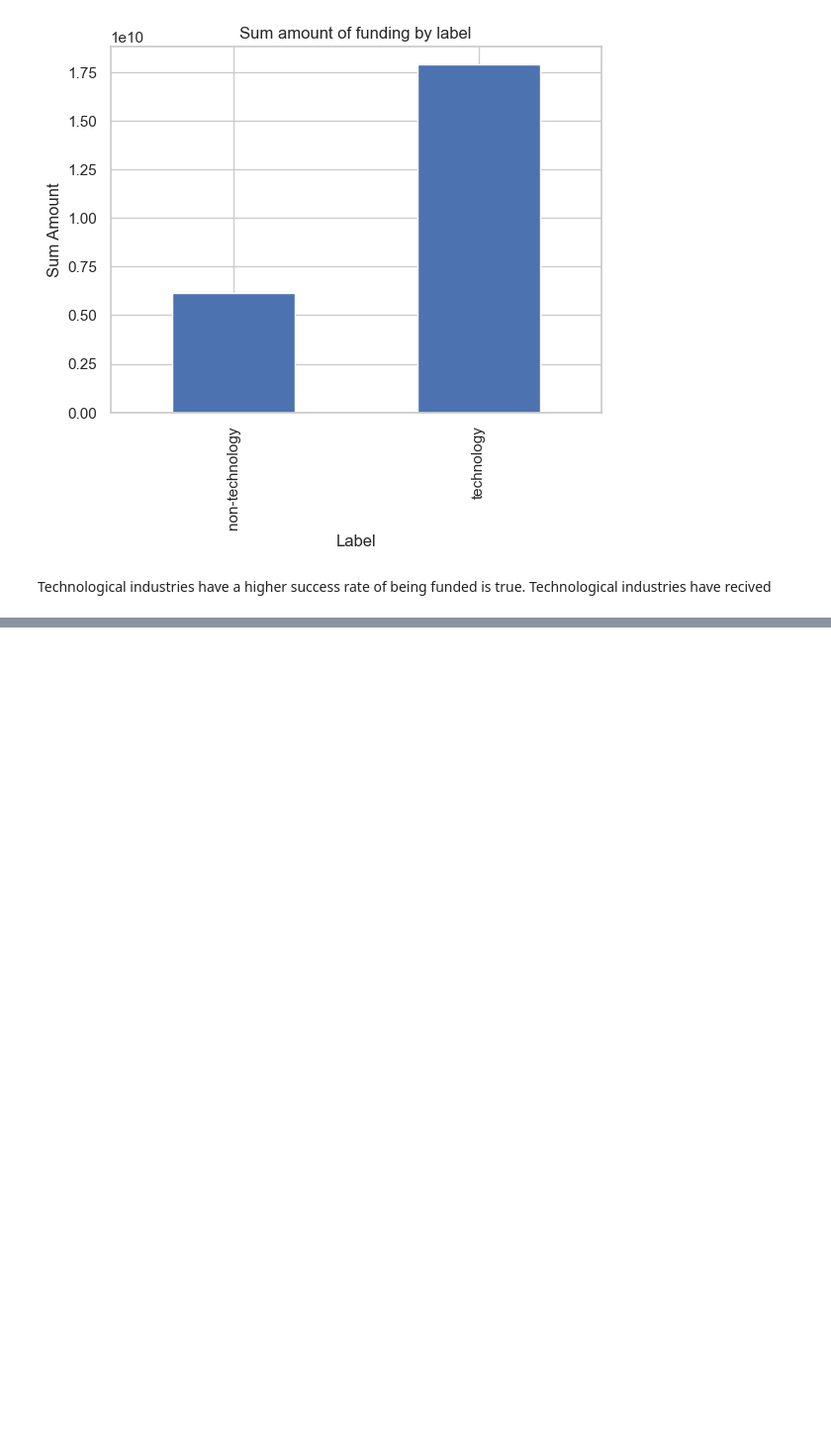
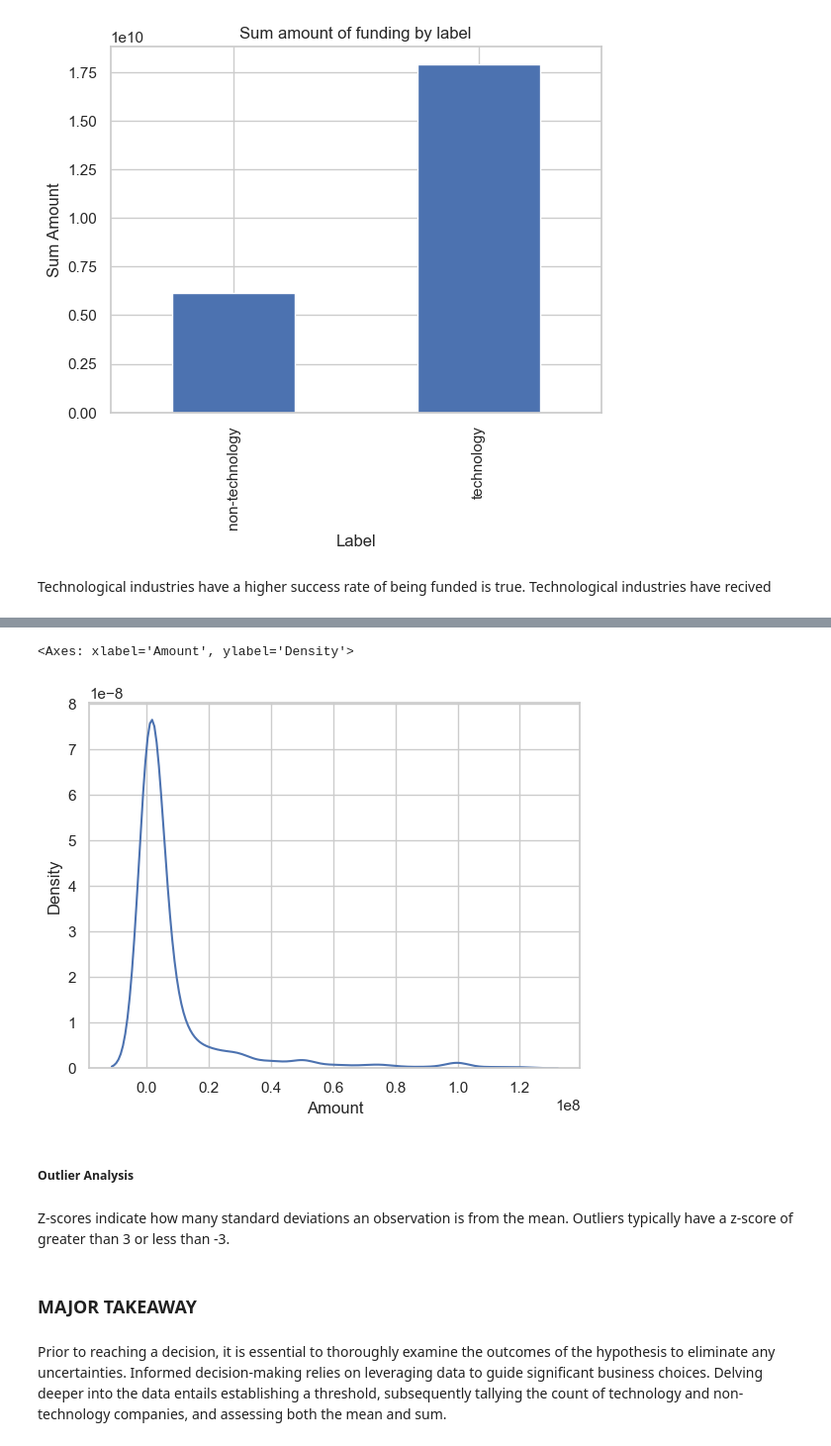
Before and after one commit to UMAR-FAWAZ/Indian_startup_funding_project, a Jupyter notebook: Indian_Startup.ipynb, the cells around one changed output, grey strips where cells are left out. Shown at 99% size. Saved outputs shown, nothing was run; the diff lists cells and outputs as text; code cells hidden in the pictures; blank space fills up the shorter version.

Commit message:
Reach decision

```diff
--- a/Indian_Startup.ipynb
+++ b/Indian_Startup.ipynb
@@ -2190,0 +2284,9 @@ Technological industries have a higher success rate of being funded is true. Tec
+# %%
+sns.kdeplot(df['Amount'])
+# %% [output]
+<Axes: xlabel='Amount', ylabel='Density'>
+[figure, added]
+# %% [markdown]
+##### Outlier Analysis
+# %% [markdown]
+Z-scores indicate how many standard deviations an observation is from the mean. Outliers typically have a z-score of greater than 3 or less than -3.
@@ -2190,0 +2296,4 @@ Technological industries have a higher success rate of being funded is true. Tec
+# %% [markdown]
+### MAJOR TAKEAWAY
+# %% [markdown]
+Prior to reaching a decision, it is essential to thoroughly examine the outcomes of the hypothesis to eliminate any uncertainties. Informed decision-making relies on leveraging data to guide significant business choices. Delving deeper into the data entails establishing a threshold, subsequently tallying the count of technology and non-technology companies, and assessing both the mean and sum.
```
Also changed, not shown: parts of 19 cells of this notebook.
